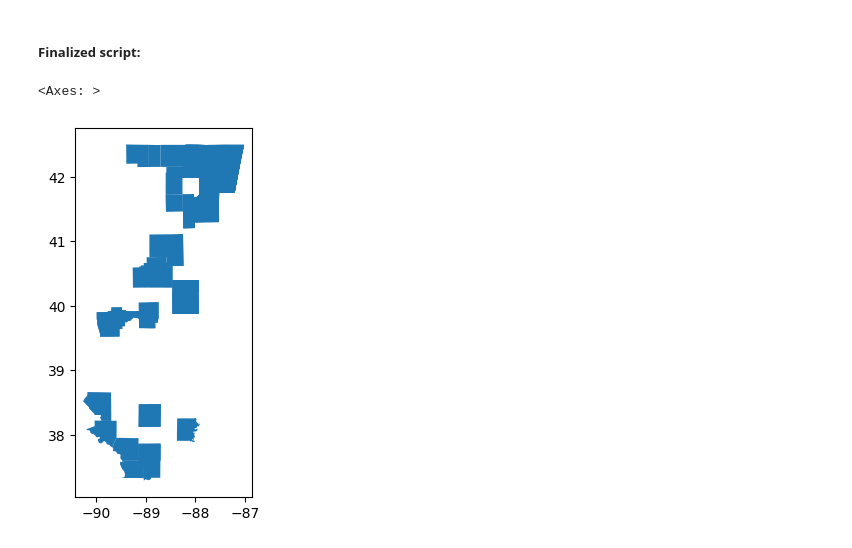
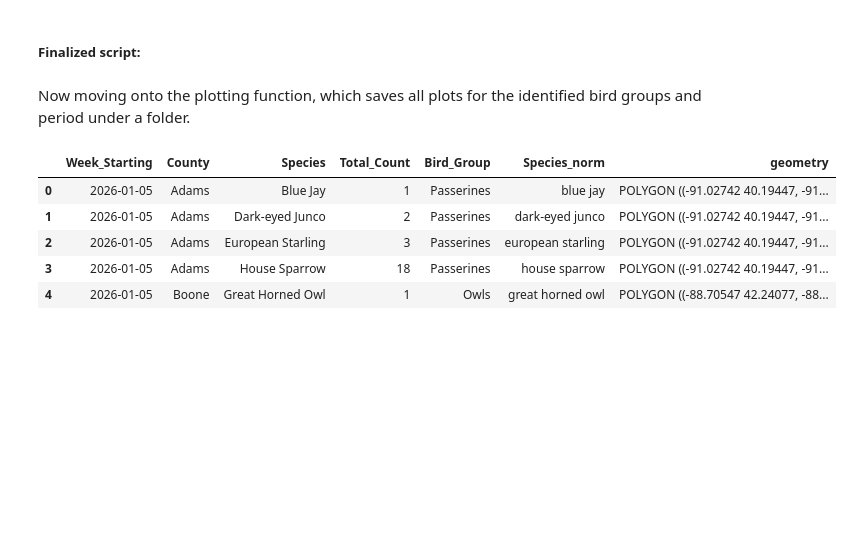
Before and after one commit to Amoreno73/midwestern_birds, a Jupyter notebook: bird_groups.ipynb, the cells around one changed output. Drawn from its saved outputs; the diff is of its cells as text; code cells hidden in the pictures; blank space fills up the shorter version.

```diff
--- a/bird_groups.ipynb
+++ b/bird_groups.ipynb
@@ -380,6 +380,8 @@ Index(['Week_Starting', 'County', 'Species', 'Total_Count', 'Bird_Group',
 # %% [markdown]
 ##### Finalized script:
 # %%
+# ALL HELPERS #
+
 def get_bird_data_date(state: str, date: str, headers: dict) -> list:
 	'''
 	Handles a single request (since I run this with ThreadPoolExecutor).\n
@@ -442,15 +444,15 @@ def get_county_names(state_code: str) -> pd.DataFrame:
 			return pd.DataFrame(response.json())
 	return pd.DataFrame(columns=["code", "name"])
 
-def get_weekly_summary(start_date:str, end_date:str, state:str) -> gpd.GeoDataFrame:
+def get_weekly_summary(start_date:str, end_date:str, ebird_state:str, state_fips: str) -> gpd.GeoDataFrame:
 	'''
 	Data is FIRST grouped in the following format:\n
 	Week Starting | County | Species Group | Total Count\n
 	Returns a finalized GeoDataFrame to plot the weekly summary.
 	'''
-	gdf = get_data_as_df(start_date, end_date, state)
+	gdf = get_data_as_df(start_date, end_date, ebird_state)
 	gdf["obsDt"] = pd.to_datetime(gdf["obsDt"], errors="coerce")
-	county_codes = get_county_names("US-IL")
+	county_codes = get_county_names(ebird_state)
 	birds = gdf.merge(county_codes, left_on="subnational2Code", right_on="code", how="left")
 
 	weekly_summary = (
@@ -470,20 +472,18 @@ def get_weekly_summary(start_date:str, end_date:str, state:str) -> gpd.GeoDataFr
 	# this is because they are not species of interest
 	weekly_summary = weekly_summary.dropna()
 
-	# note: THIS IS CURRENTLY HARDCODED FOR ILLINOIS
 	us_states = gpd.read_file("./shapefiles/tl_2025_us_county.zip")
-	il_counties = us_states[us_states["STATEFP"]=="17"]
+	il_counties = us_states[us_states["STATEFP"]==f"{state_fips}"]
 
 	merged = weekly_summary.merge(il_counties, how="inner", left_on="County", right_on="NAME")
+
 	gdf_merged = gpd.GeoDataFrame(merged, geometry="geometry", crs=il_counties.crs)
+	gdf_merged = gdf_merged.to_crs(il_counties.crs)
+
 	# only keep these columns
 	cols_to_keep = ['Week_Starting', 'County', 'Species', 'Total_Count', 'Bird_Group', 'Species_norm', 'geometry']
 	gdf_merged = gdf_merged[cols_to_keep]
 
 	return gdf_merged
-# %%
-gdf = get_weekly_summary("01/06/26","01/06/26","US-IL")
-gdf
-# %% [output]
-<Axes: >
-[figure, removed]
+# %% [markdown]
+Now moving onto the plotting function, which saves all plots for the identified bird groups and period under a folder.
@@ -489,0 +497,9 @@ gdf
+# %%
+gdf.head()
+# %% [output]
+|  | Week_Starting | County | Species | Total_Count | Bird_Group | Species_norm | geometry |
+| 0 | 2026-01-05 | Adams | Blue Jay | 1 | Passerines | blue jay | POLYGON ((-91.02742 40.19447, -91... |
+| 1 | 2026-01-05 | Adams | Dark-eyed Junco | 2 | Passerines | dark-eyed junco | POLYGON ((-91.02742 40.19447, -91... |
+| 2 | 2026-01-05 | Adams | European Starling | 3 | Passerines | european starling | POLYGON ((-91.02742 40.19447, -91... |
+| 3 | 2026-01-05 | Adams | House Sparrow | 18 | Passerines | house sparrow | POLYGON ((-91.02742 40.19447, -91... |
+| 4 | 2026-01-05 | Boone | Great Horned Owl | 1 | Owls | great horned owl | POLYGON ((-88.70547 42.24077, -88... |
```
Also changed, not shown: parts of 9 cells of this notebook, 31 other files.
